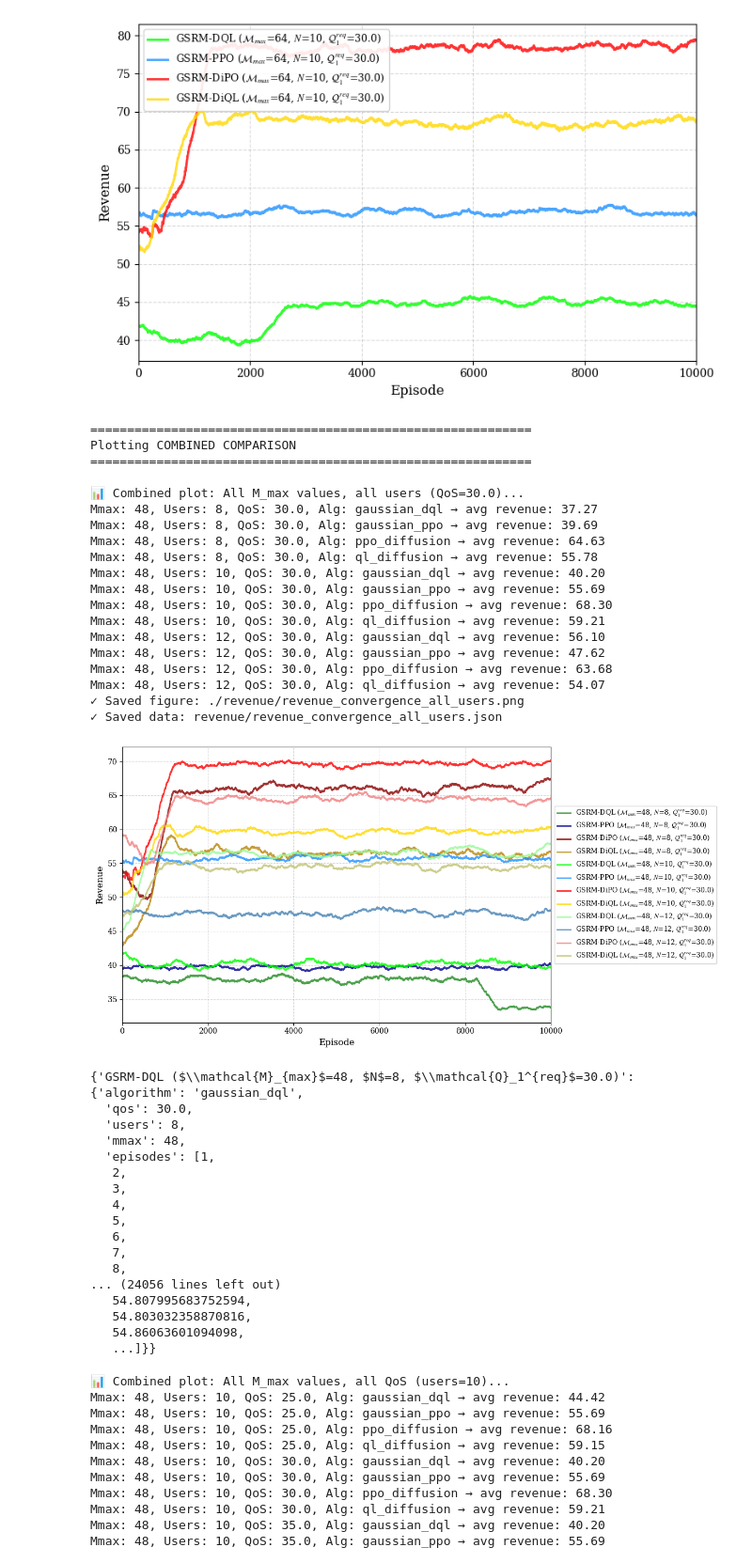
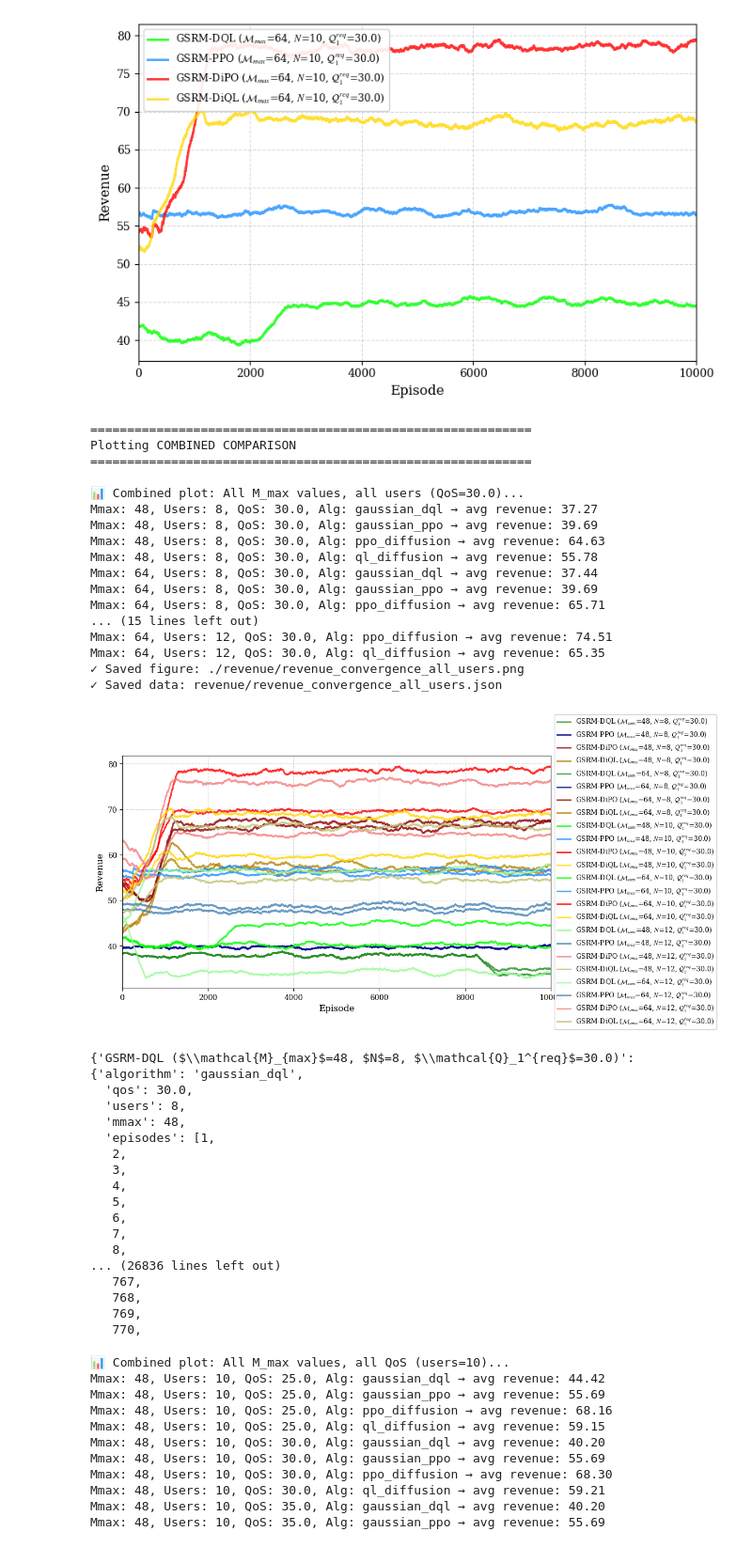
Before and after one commit to qkhanh711/DRL-Memory-Maximize-Problem, a Jupyter notebook: experiment_plot/exp6.ipynb, the cells around one changed output. Shown at 94% size. Drawn from its saved outputs; the diff is of its cells as text; code cells hidden in the pictures.

```diff
--- a/experiment_plot/exp6.ipynb
+++ b/experiment_plot/exp6.ipynb
@@ -688,41 +688,39 @@ Mmax: 64, Users: 10, QoS: 30.0, Alg: ql_diffusion → avg revenue: 67.75
 # %%
 # Plot 4: Combined comparison - all algorithms, all M_max, varying users
 print("=" * 60)
 print("Plotting COMBINED COMPARISON")
 print("=" * 60)
 
 # All users, single QoS
 print("\n📊 Combined plot: All M_max values, all users (QoS=30.0)...")
 plot_revenue_convergence(
     convergence_data,
     qos_list=[30.0],
     users_list=[8, 10, 12],
-    Mmax_list=[48],
+    Mmax_list=[48, 64],
     is_out=True,
     figsize=(12, 6),
     save_path=f"./revenue/revenue_convergence_all_users.png"
 )
 # %% [output]
 ============================================================
 Plotting COMBINED COMPARISON
 ============================================================
 
 📊 Combined plot: All M_max values, all users (QoS=30.0)...
 Mmax: 48, Users: 8, QoS: 30.0, Alg: gaussian_dql → avg revenue: 37.27
 Mmax: 48, Users: 8, QoS: 30.0, Alg: gaussian_ppo → avg revenue: 39.69
 Mmax: 48, Users: 8, QoS: 30.0, Alg: ppo_diffusion → avg revenue: 64.63
 Mmax: 48, Users: 8, QoS: 30.0, Alg: ql_diffusion → avg revenue: 55.78
-Mmax: 48, Users: 10, QoS: 30.0, Alg: gaussian_dql → avg revenue: 40.20
-Mmax: 48, Users: 10, QoS: 30.0, Alg: gaussian_ppo → avg revenue: 55.69
-Mmax: 48, Users: 10, QoS: 30.0, Alg: ppo_diffusion → avg revenue: 68.30
-Mmax: 48, Users: 10, QoS: 30.0, Alg: ql_diffusion → avg revenue: 59.21
-Mmax: 48, Users: 12, QoS: 30.0, Alg: gaussian_dql → avg revenue: 56.10
-Mmax: 48, Users: 12, QoS: 30.0, Alg: gaussian_ppo → avg revenue: 47.62
-Mmax: 48, Users: 12, QoS: 30.0, Alg: ppo_diffusion → avg revenue: 63.68
-Mmax: 48, Users: 12, QoS: 30.0, Alg: ql_diffusion → avg revenue: 54.07
+Mmax: 64, Users: 8, QoS: 30.0, Alg: gaussian_dql → avg revenue: 37.44
+Mmax: 64, Users: 8, QoS: 30.0, Alg: gaussian_ppo → avg revenue: 39.69
+Mmax: 64, Users: 8, QoS: 30.0, Alg: ppo_diffusion → avg revenue: 65.71
+... (15 lines left out)
+Mmax: 64, Users: 12, QoS: 30.0, Alg: ppo_diffusion → avg revenue: 74.51
+Mmax: 64, Users: 12, QoS: 30.0, Alg: ql_diffusion → avg revenue: 65.35
 ✓ Saved figure: ./revenue/revenue_convergence_all_users.png
 ✓ Saved data: revenue/revenue_convergence_all_users.json
-[figure, old version]
+[figure, new version]
 {'GSRM-DQL ($\\mathcal{M}_{max}$=48, $N$=8, $\\mathcal{Q}_1^{req}$=30.0)': {'algorithm': 'gaussian_dql',
   'qos': 30.0,
   'users': 8,
@@ -735,11 +733,11 @@ Mmax: 48, Users: 12, QoS: 30.0, Alg: ql_diffusion → avg revenue: 54.07
    6,
    7,
    8,
-... (24056 lines left out)
-   54.807995683752594,
-   54.803032358870816,
-   54.86063601094098,
-   ...]}}
+... (26836 lines left out)
+   767,
+   768,
+   769,
+   770,
 # %%
 # Plot 5: Combined comparison - all QoS values (fixed users=10, all M_max)
 print("\n📊 Combined plot: All M_max values, all QoS (users=10)...")
```
Also changed, not shown: 15 other files.
